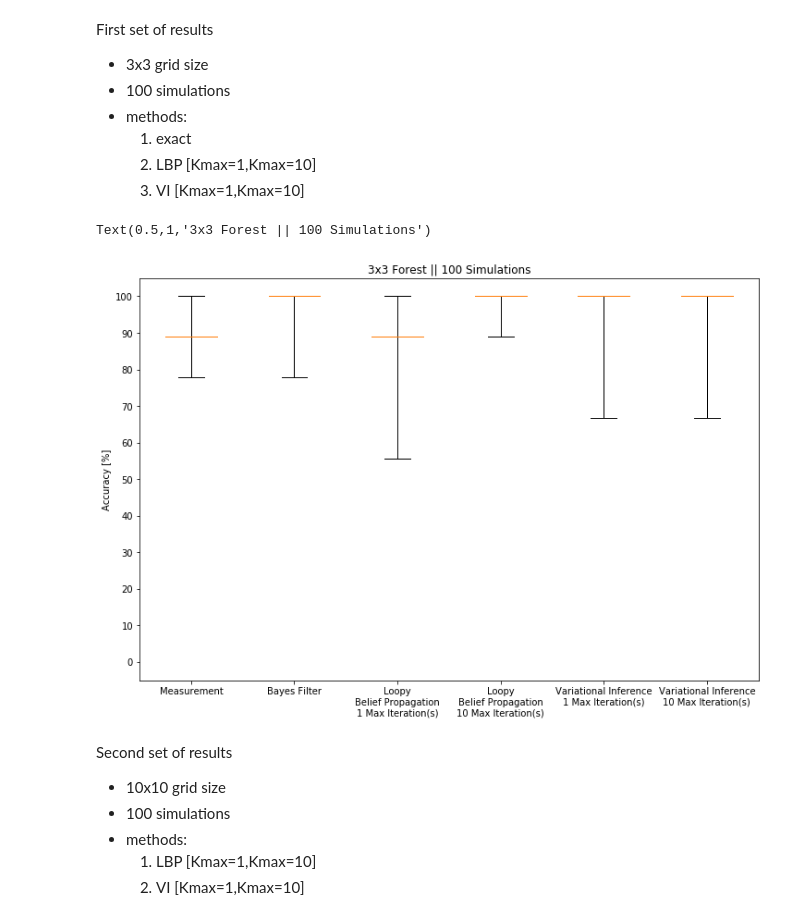
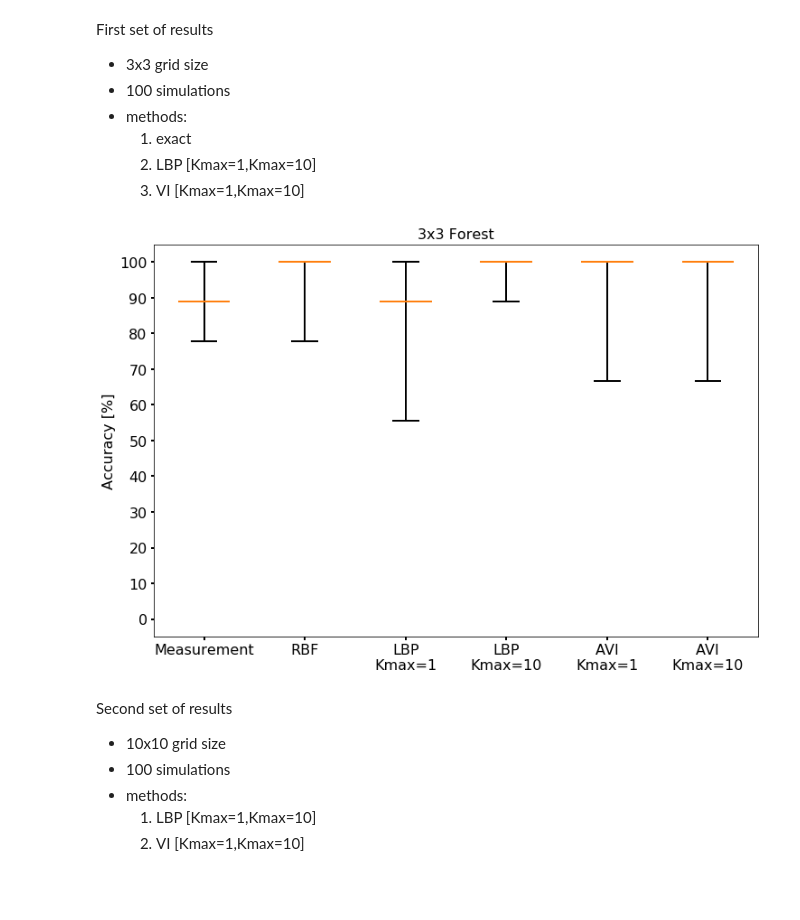
Before and after one commit to rhaksar/filter-large-GMDPs, a Jupyter notebook: visualize data.ipynb, the cells around one changed output. Saved outputs shown, nothing was run; the diff lists cells and outputs as text; code cells hidden in the pictures; blank space fills up the shorter version.

```diff
--- a/visualize data.ipynb
+++ b/visualize data.ipynb
@@ -21,6 +21,8 @@ First set of results
 # %%
 plot_data = []
 tick_labels = []
+
+boxprops = dict(linewidth=2)
 
 # import and add measurement stats from a file
 file = 'ex_gs3_s100.pkl'
@@ -58,7 +60,7 @@ for file in file_list:
 
     plot_data.append(state_accuracy)
     # tick_labels.append('ex_'+'gs'+str(grid_size))
-    tick_labels.append('Bayes Filter')
+    tick_labels.append('RBF')
 
 # import and add results from LBP algorithm
 file_list = ['lbp_wh9_i1_h3_s100.pkl', 'lbp_wh9_i10_h3_s100.pkl']
@@ -77,41 +79,50 @@ for file in file_list:
             state_accuracy.append(np.median(accuracies_pct))
 
     plot_data.append(state_accuracy)
     # tick_labels.append('lbp_'+'wh'+str(num_nodes)+'_i'+str(maxIterations))
-    tick_labels.append('Loopy\nBelief Propagation\n%d Max Iteration(s)' %maxIterations)
+    tick_labels.append('LBP\nKmax=%d' %maxIterations)
 
 # import and add results from VI algorithm
 file_list = ['mp_gs3_K1_CNone_s100.pkl', 'mp_gs3_K10_CNone_s100.pkl']
 for file in file_list:
     pkl_file = open('data files/'+file, 'rb')
     data = pickle.load(pkl_file)
     pkl_file.close()
 
     grid_size = data['grid_size']
     Kparam = data['Kparam']
     state_accuracy = []
     for s in data.keys():
         if isinstance(s, int):
             errors = data[s]['state_error']
             accuracies_pct = [(grid_size**2 - e)*100/grid_size**2 for e in errors]
             state_accuracy.append(np.median(accuracies_pct))
 
     plot_data.append(state_accuracy)
     # tick_labels.append('mp_'+'gs'+str(grid_size)+'_k'+str(Kparam))
-    tick_labels.append('Variational Inference\n%d Max Iteration(s)' %Kparam)
+    tick_labels.append('AVI\nKmax=%d' %Kparam)
 
 # plot results
+boxprops = dict(linewidth=2)
+medianprops = dict(linewidth=2)
+whiskerprops = boxprops
+capprops = boxprops
+
 fig = plt.figure(figsize=(12,8))
 ax = fig.add_subplot(111)
-boxplot_ax = ax.boxplot(plot_data, whis='range', showmeans=False)
-_ = ax.set_xticklabels(tick_labels)
+boxplot_ax = ax.boxplot(plot_data, whis='range', showmeans=False,
+                        boxprops=boxprops, medianprops=medianprops,
+                        whiskerprops=whiskerprops, capprops=capprops)
+ax.set_xticklabels(tick_labels)
 ax.set_ylim([-5,105])
 ax.set_yticks(np.arange(0, 110, 10.0))
-ax.set_ylabel('Accuracy [%]')
-ax.set_title('3x3 Forest || 100 Simulations')
+ax.set_ylabel('Accuracy [%]', fontsize=16)
+ax.set_title('3x3 Forest', fontsize=16)
+plt.tick_params(axis='both', which='major', labelsize=16, width=2)
+
+# plt.savefig('data files/results_3x3.pdf', dpi=300, bbox_inches='tight')
 # %% [output]
-Text(0.5,1,'3x3 Forest || 100 Simulations')
-[figure, old version]
+[figure, new version]
 # %% [markdown]
 Second set of results
 - 10x10 grid size
```
Also changed, not shown: parts of 1 cell of this notebook.
